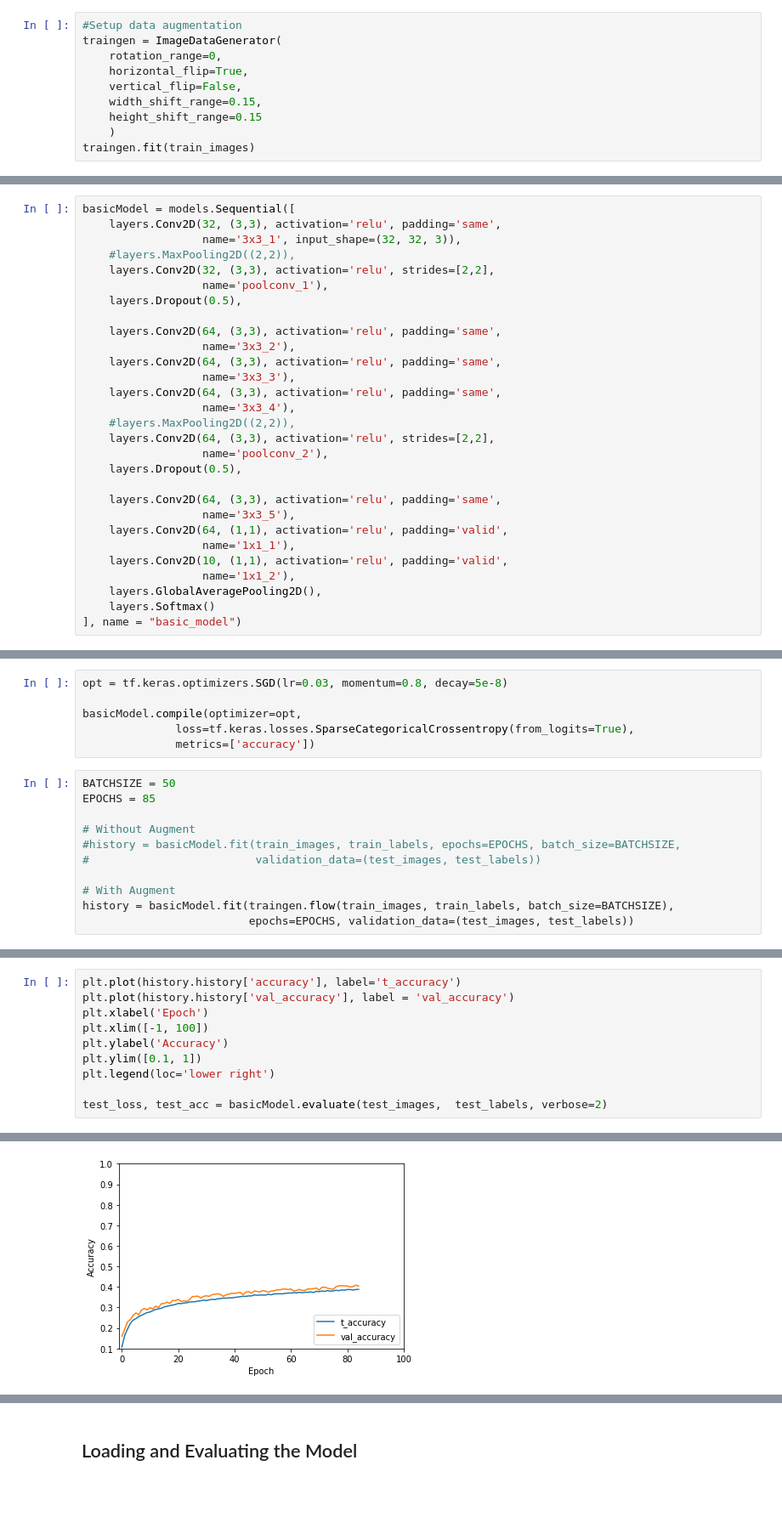
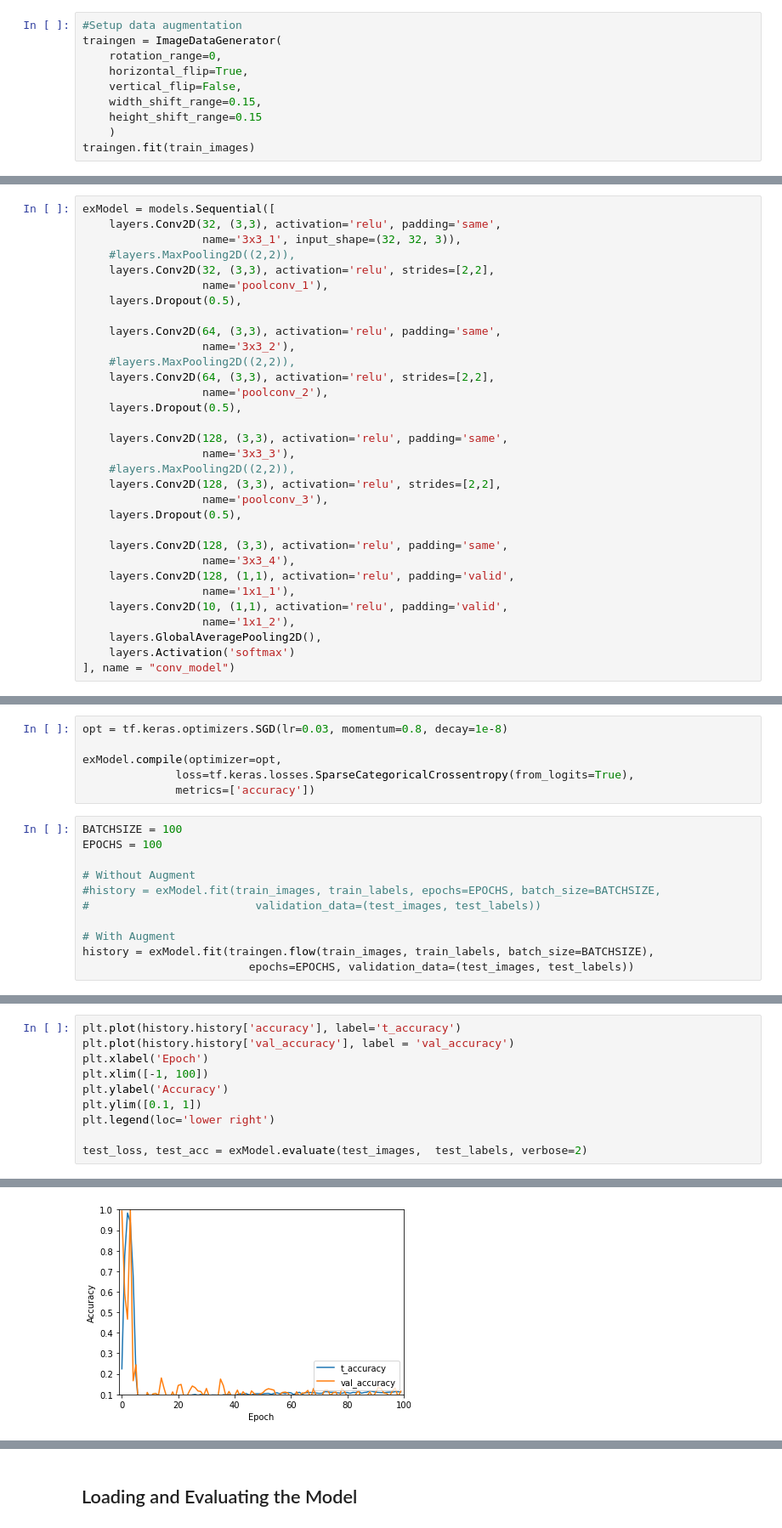
Before and after one commit to Ashment/CNNA, a Jupyter notebook: TFCifar10EX.ipynb, the cells around one changed output, grey strips where cells are left out. Shown at 85% size. Cells and saved outputs as stored; diff of their text form; blank space fills up the shorter version.

Commit message:
new ex model

```diff
--- a/TFCifar10EX.ipynb
+++ b/TFCifar10EX.ipynb
@@ -50,5 +50,5 @@ for X_batch, y_batch in traingen.flow(train_images, train_labels, batch_size=9):
 # %%
-basicModel = models.Sequential([
+exModel = models.Sequential([
     layers.Conv2D(32, (3,3), activation='relu', padding='same',
                   name='3x3_1', input_shape=(32, 32, 3)),
     #layers.MaxPooling2D((2,2)),
@@ -58,22 +58,25 @@ basicModel = models.Sequential([
 
     layers.Conv2D(64, (3,3), activation='relu', padding='same',
                   name='3x3_2'),
-    layers.Conv2D(64, (3,3), activation='relu', padding='same',
-                  name='3x3_3'),
-    layers.Conv2D(64, (3,3), activation='relu', padding='same',
-                  name='3x3_4'),
     #layers.MaxPooling2D((2,2)),
     layers.Conv2D(64, (3,3), activation='relu', strides=[2,2],
                   name='poolconv_2'),
     layers.Dropout(0.5),
 
-    layers.Conv2D(64, (3,3), activation='relu', padding='same',
-                  name='3x3_5'),
-    layers.Conv2D(64, (1,1), activation='relu', padding='valid',
+    layers.Conv2D(128, (3,3), activation='relu', padding='same',
+                  name='3x3_3'),
+    #layers.MaxPooling2D((2,2)),
+    layers.Conv2D(128, (3,3), activation='relu', strides=[2,2],
+                  name='poolconv_3'),
+    layers.Dropout(0.5),
+
+    layers.Conv2D(128, (3,3), activation='relu', padding='same',
+                  name='3x3_4'),
+    layers.Conv2D(128, (1,1), activation='relu', padding='valid',
                   name='1x1_1'),
     layers.Conv2D(10, (1,1), activation='relu', padding='valid',
                   name='1x1_2'),
     layers.GlobalAveragePooling2D(),
-    layers.Softmax()
-], name = "basic_model")
+    layers.Activation('softmax')
+], name = "conv_model")
 # %%
@@ -97,20 +100,20 @@ Trainable params: 181,162
 Non-trainable params: 0
 _________________________________________________________________
 # %%
-opt = tf.keras.optimizers.SGD(lr=0.03, momentum=0.8, decay=5e-8)
+opt = tf.keras.optimizers.SGD(lr=0.03, momentum=0.8, decay=1e-8)
 
-basicModel.compile(optimizer=opt,
+exModel.compile(optimizer=opt,
               loss=tf.keras.losses.SparseCategoricalCrossentropy(from_logits=True),
               metrics=['accuracy'])
 # %%
-BATCHSIZE = 50
-EPOCHS = 85
+BATCHSIZE = 100
+EPOCHS = 100
 
 # Without Augment
-#history = basicModel.fit(train_images, train_labels, epochs=EPOCHS, batch_size=BATCHSIZE,
+#history = exModel.fit(train_images, train_labels, epochs=EPOCHS, batch_size=BATCHSIZE,
 #                         validation_data=(test_images, test_labels))
 
 # With Augment
-history = basicModel.fit(traingen.flow(train_images, train_labels, batch_size=BATCHSIZE),
+history = exModel.fit(traingen.flow(train_images, train_labels, batch_size=BATCHSIZE),
                          epochs=EPOCHS, validation_data=(test_images, test_labels))
 # %% [output]
@@ -140,5 +143,5 @@ plt.ylabel('Accuracy')
 plt.ylim([0.1, 1])
 plt.legend(loc='lower right')
 
-test_loss, test_acc = basicModel.evaluate(test_images,  test_labels, verbose=2)
+test_loss, test_acc = exModel.evaluate(test_images,  test_labels, verbose=2)
 # %% [output]
@@ -146,2 +149,2 @@ test_loss, test_acc = basicModel.evaluate(test_images,  test_labels, verbose=2)
-[figure, old version]
+[figure, new version]
 # %%
```
Also changed, not shown: parts of 7 cells of this notebook, 3 other files.
